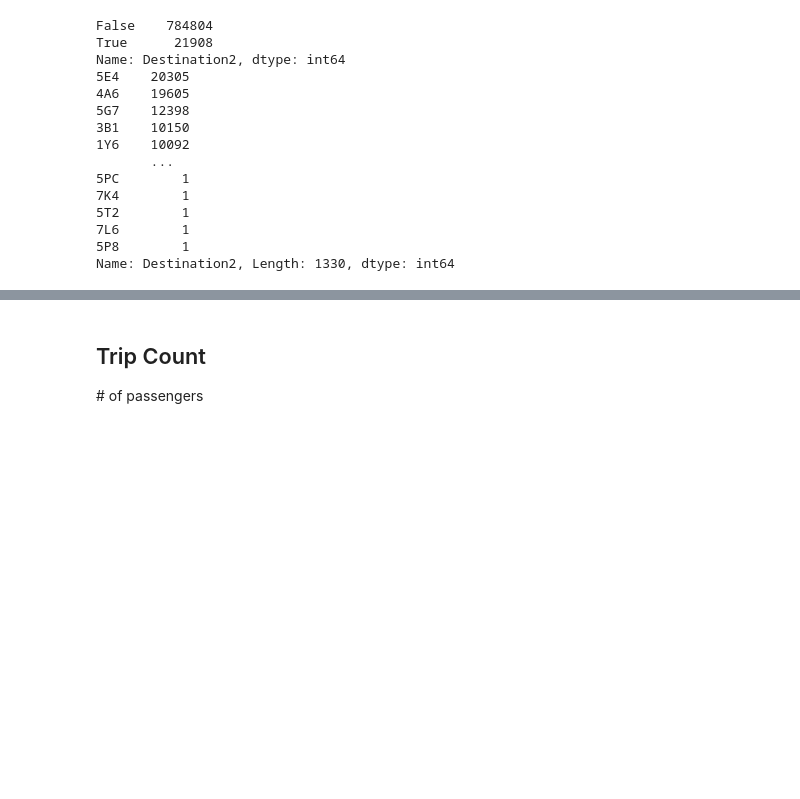
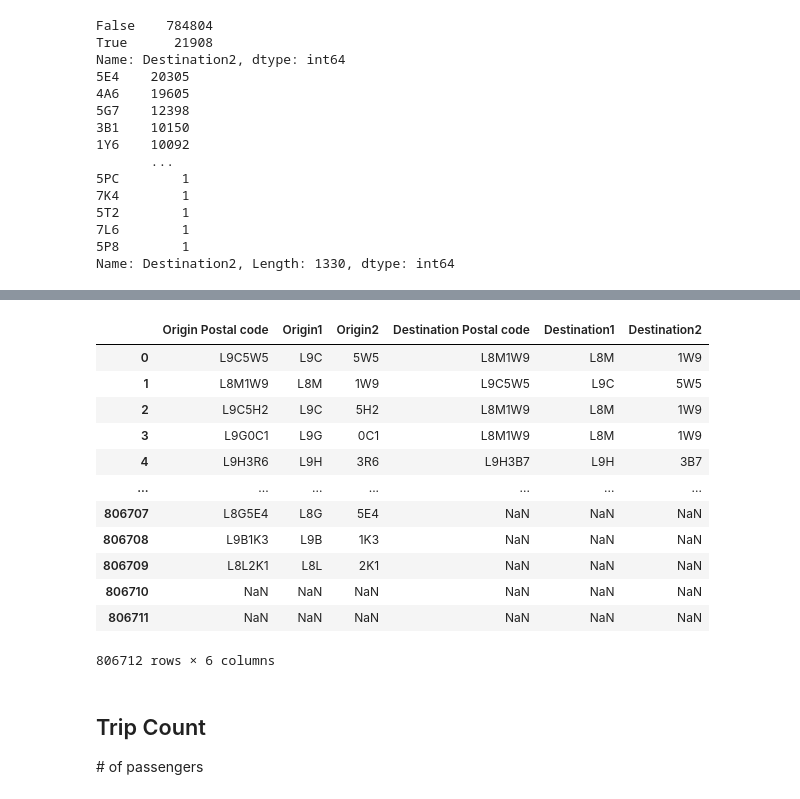
Before and after one commit to DavidAndres6870/HEAD-Competition, a Jupyter notebook: Second Clean.ipynb, the cells around one changed output, grey strips where cells are left out. Saved outputs shown, nothing was run; the diff lists cells and outputs as text; code cells hidden in the pictures; blank space fills up the shorter version.

```diff
--- a/Second Clean.ipynb
+++ b/Second Clean.ipynb
@@ -437,0 +454,6 @@ Name: Destination2, Length: 1330, dtype: int64
+# %%
+postal_array =['Origin Postal code','Origin1','Origin2','Destination Postal code','Destination1','Destination2']
+postal_array1 = ['Origin1','Destination1']
+postal_array2 = ['Origin2','Destination2']
+print(df[postal_array1])
+print(df[postal_array2])
@@ -438,3 +478,32 @@ Name: Destination2, Length: 1330, dtype: int64
+# %%
+# define regex patterns to match the format and capture the match (3R6 3B7)
+pattern1 = r'^([A-Za-z]\d[A-Za-z])$'
+pattern2 = r'^(\d[A-Za-z]\d)$'
+# use pandas str.extract method to extract the capture group and return NaN for all other values
+for code in postal_array1:
+    df[code] = df[code].str.extract(pattern1, expand=False).fillna(np.nan)
+
+for code in postal_array2:
+    df[code] = df[code].str.extract(pattern2, expand=False).fillna(np.nan)
+# %%
+df['Origin Postal code'] = df['Origin1']+df['Origin2']
+df['Destination Postal code'] = df['Destination1']+df['Destination2']
+# %%
+df[postal_array]
+# %% [output]
+|  | Origin Postal code | Origin1 | Origin2 | Destination Postal code | Destination1 | Destination2 |
+| 0 | L9C5W5 | L9C | 5W5 | L8M1W9 | L8M | 1W9 |
+| 1 | L8M1W9 | L8M | 1W9 | L9C5W5 | L9C | 5W5 |
+| 2 | L9C5H2 | L9C | 5H2 | L8M1W9 | L8M | 1W9 |
+| 3 | L9G0C1 | L9G | 0C1 | L8M1W9 | L8M | 1W9 |
+| 4 | L9H3R6 | L9H | 3R6 | L9H3B7 | L9H | 3B7 |
+| ... | ... | ... | ... | ... | ... | ... |
+| 806707 | L8G5E4 | L8G | 5E4 | NaN | NaN | NaN |
+| 806708 | L9B1K3 | L9B | 1K3 | NaN | NaN | NaN |
+| 806709 | L8L2K1 | L8L | 2K1 | NaN | NaN | NaN |
+| 806710 | NaN | NaN | NaN | NaN | NaN | NaN |
+| 806711 | NaN | NaN | NaN | NaN | NaN | NaN |
+806712 rows × 6 columns
 # %% [markdown]
 ## Trip Count
 \# of passengers
```
Also changed, not shown: parts of 6 cells of this notebook.
